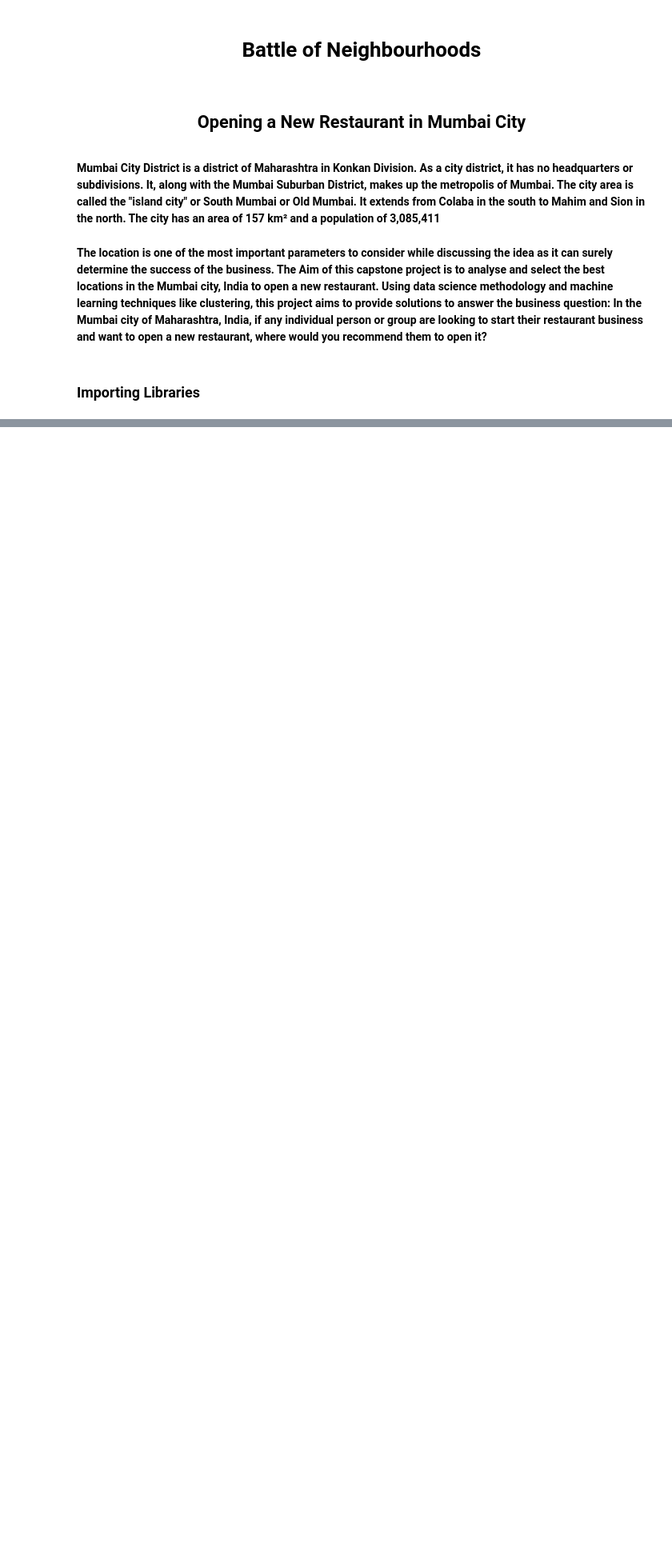
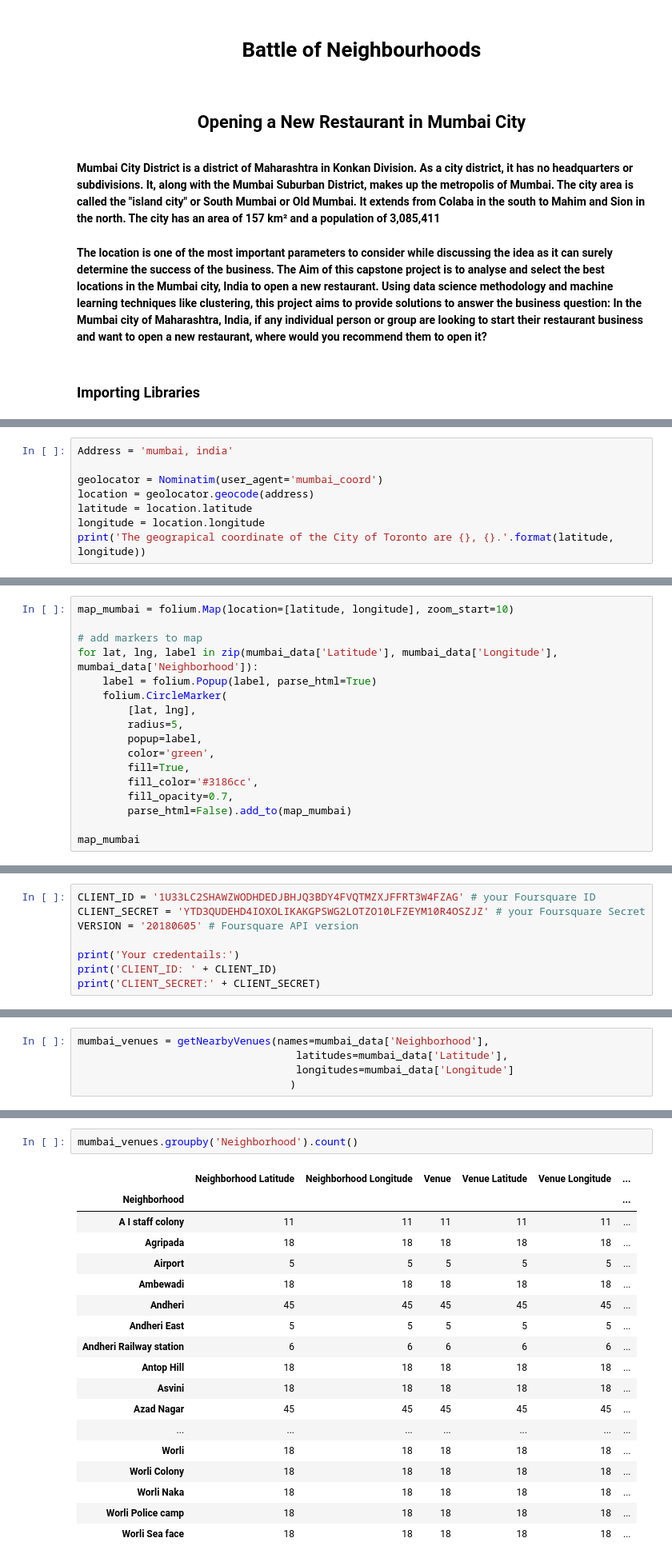
Before and after one commit to uniyalvipin/Coursera_Capstone, a Jupyter notebook: The Battle of Neighbourhoods.ipynb, the cells around one changed output, grey strips where cells are left out. Shown at 80% size. Drawn from its saved outputs; the diff is of its cells as text; blank space fills up the shorter version.

```diff
--- a/The Battle of Neighbourhoods.ipynb
+++ b/The Battle of Neighbourhoods.ipynb
@@ -58,0 +254,8 @@ print('Libraries imported.')
+# %%
+Address = 'mumbai, india'
+
+geolocator = Nominatim(user_agent='mumbai_coord')
+location = geolocator.geocode(address)
+latitude = location.latitude
+longitude = location.longitude
+print('The geograpical coordinate of the City of Toronto are {}, {}.'.format(latitude, longitude))
@@ -58,0 +266,17 @@ print('Libraries imported.')
+# %%
+map_mumbai = folium.Map(location=[latitude, longitude], zoom_start=10)
+
+# add markers to map
+for lat, lng, label in zip(mumbai_data['Latitude'], mumbai_data['Longitude'], mumbai_data['Neighborhood']):
+    label = folium.Popup(label, parse_html=True)
+    folium.CircleMarker(
+        [lat, lng],
+        radius=5,
+        popup=label,
+        color='green',
+        fill=True,
+        fill_color='#3186cc',
+        fill_opacity=0.7,
+        parse_html=False).add_to(map_mumbai)
+
+map_mumbai
@@ -58,0 +287,8 @@ print('Libraries imported.')
+# %%
+CLIENT_ID = '1U33LC2SHAWZWODHDEDJBHJQ3BDY4FVQTMZXJFFRT3W4FZAG' # your Foursquare ID
+CLIENT_SECRET = 'YTD3QUDEHD4IOXOLIKAKGPSWG2LOTZO10LFZEYM10R4OSZJZ' # your Foursquare Secret
+VERSION = '20180605' # Foursquare API version
+
+print('Your credentails:')
+print('CLIENT_ID: ' + CLIENT_ID)
+print('CLIENT_SECRET:' + CLIENT_SECRET)
@@ -58,0 +358,5 @@ print('Libraries imported.')
+# %%
+mumbai_venues = getNearbyVenues(names=mumbai_data['Neighborhood'],
+                                   latitudes=mumbai_data['Latitude'],
+                                   longitudes=mumbai_data['Longitude']
+                                  )
@@ -58,0 +396,21 @@ print('Libraries imported.')
+# %%
+mumbai_venues.groupby('Neighborhood').count()
+# %% [output]
+|  | Neighborhood Latitude | Neighborhood Longitude | Venue | Venue Latitude | Venue Longitude | ... |
+| Neighborhood |  |  |  |  |  | ... |
+| A I staff colony | 11 | 11 | 11 | 11 | 11 | ... |
+| Agripada | 18 | 18 | 18 | 18 | 18 | ... |
+| Airport | 5 | 5 | 5 | 5 | 5 | ... |
+| Ambewadi | 18 | 18 | 18 | 18 | 18 | ... |
+| Andheri | 45 | 45 | 45 | 45 | 45 | ... |
+| Andheri East | 5 | 5 | 5 | 5 | 5 | ... |
+| Andheri Railway station | 6 | 6 | 6 | 6 | 6 | ... |
+| Antop Hill | 18 | 18 | 18 | 18 | 18 | ... |
+| Asvini | 18 | 18 | 18 | 18 | 18 | ... |
+| Azad Nagar | 45 | 45 | 45 | 45 | 45 | ... |
+| ... | ... | ... | ... | ... | ... | ... |
+| Worli | 18 | 18 | 18 | 18 | 18 | ... |
+| Worli Colony | 18 | 18 | 18 | 18 | 18 | ... |
+| Worli Naka | 18 | 18 | 18 | 18 | 18 | ... |
+| Worli Police camp | 18 | 18 | 18 | 18 | 18 | ... |
+| Worli Sea face | 18 | 18 | 18 | 18 | 18 | ... |
```
Also changed, not shown: parts of 67 cells of this notebook.
